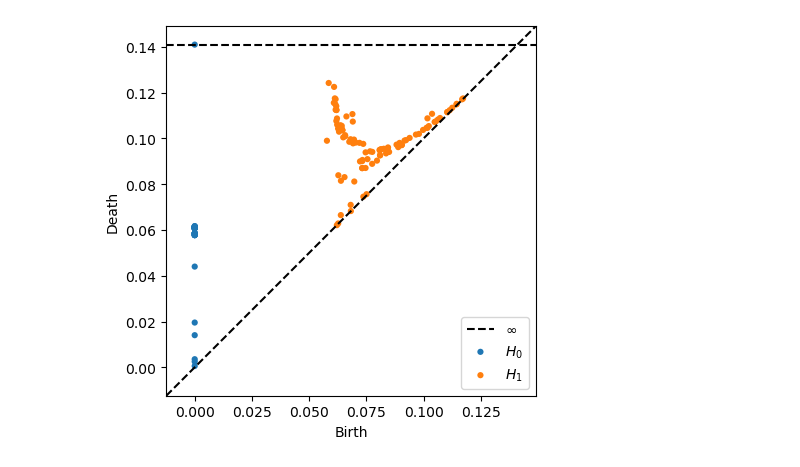
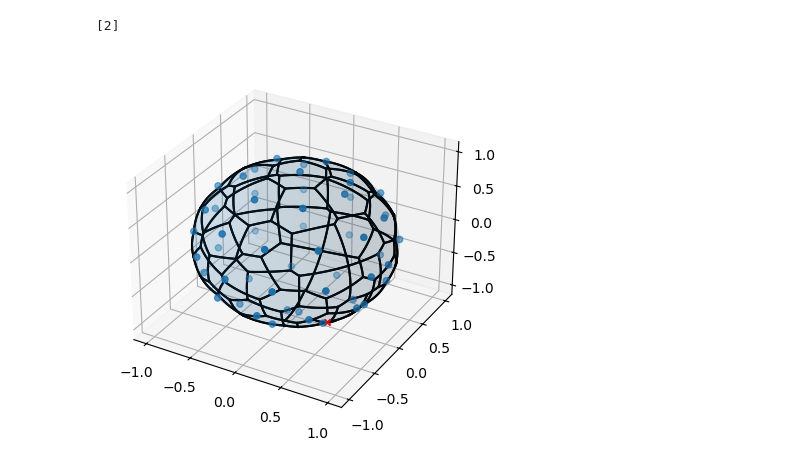
Before and after one commit to noahnovsak/tda-sensors, a Jupyter notebook: sensors.ipynb, the cells around one changed output. Cells and saved outputs as stored; diff of their text form; code cells hidden in the pictures.

Commit message:
compute r, R, obsolete

```diff
--- a/sensors.ipynb
+++ b/sensors.ipynb
@@ -53,8 +68,64 @@ rips.plot(diagrams)
-# %%
-filtration = d.Filtration(diode.fill_alpha_shapes(points))
-persistence = d.homology_persistence(filtration)
-diagrams = d.init_diagrams(persistence, filtration)
-diagrams = [np.array([[p.birth, p.death] for p in diagrams[dim]]) for dim in range(2)]
-rips.plot(diagrams)
-# %% [output]
-[figure, removed]
+# %%
+def find_obsolete(points):
+    R, r = compute_radii(points)
+    obsolete = []
+    for i in range(len(points)):
+        points_without = np.delete(points, i, axis=0)
+        R_without, r_without = compute_radii(points_without)
+        if np.allclose([R_without, r_without], [R, r]):
+            obsolete.append(i)
+    n = len(obsolete)
+    if n > 1:
+        obsolete_combinations = []
+        for comb in chain.from_iterable(combinations(obsolete, i + 1) for i in range(n)):
+            points_without = np.delete(points, comb, axis=0)
+            R_without, r_without = compute_radii(points_without)
+            if np.allclose([R_without, r_without], [R, r]):
+                obsolete_combinations.append(comb)
+        obsolete += obsolete_combinations
+    return obsolete
+# %%
+find_obsolete(points)
+# %% [output]
+[2]
+# %%
+sv = SphericalVoronoi(points)
+sv.sort_vertices_of_regions()
+obs_arg = find_obsolete(points)
+obsolete = points[obs_arg]
+necessary = np.delete(points, obs_arg, axis=0)
+
+fig = plt.figure()
+ax = fig.add_subplot(projection='3d')
+
+u = np.linspace(0, 2 * np.pi, 100)
+v = np.linspace(0, np.pi, 100)
+ax.plot_surface(np.outer(np.cos(u), np.sin(v)),
+                np.outer(np.sin(u), np.sin(v)),
+                np.outer(np.ones(np.size(u)), np.cos(v)),
+                alpha=.1)
+
+ax.scatter(necessary[:, 0],
+           necessary[:, 1],
+           necessary[:, 2])
+ax.scatter(obsolete[:, 0],
+           obsolete[:, 1],
+           obsolete[:, 2],
+           c='r', marker='x')
+
+# ax.scatter(sv.vertices[:, 0], sv.vertices[:, 1], sv.vertices[:, 2])
+
+t = np.linspace(0, 1, 10)
+for region in sv.regions:
+    n = len(region)
+    for i in range(n):
+        start = sv.vertices[region][i]
+        end = sv.vertices[region][(i + 1) % n]
+        result = geometric_slerp(start, end, t)
+        ax.plot(result[..., 0],
+                result[..., 1],
+                result[..., 2],
+                c='k')
+plt.show()
+# %% [output]
+[figure, added]
```
Also changed, not shown: parts of 9 cells of this notebook.
